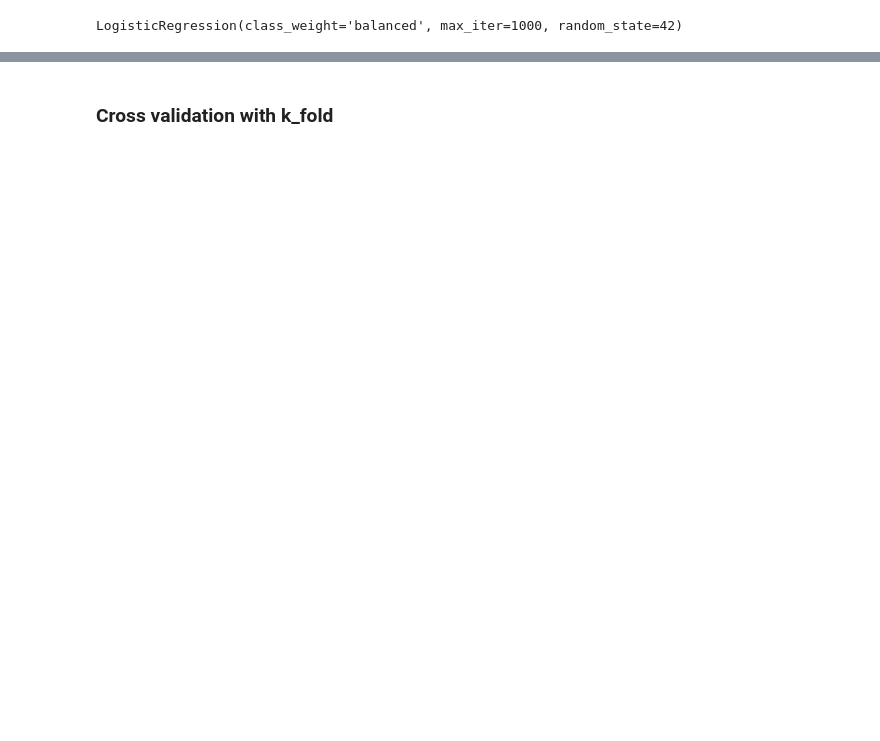
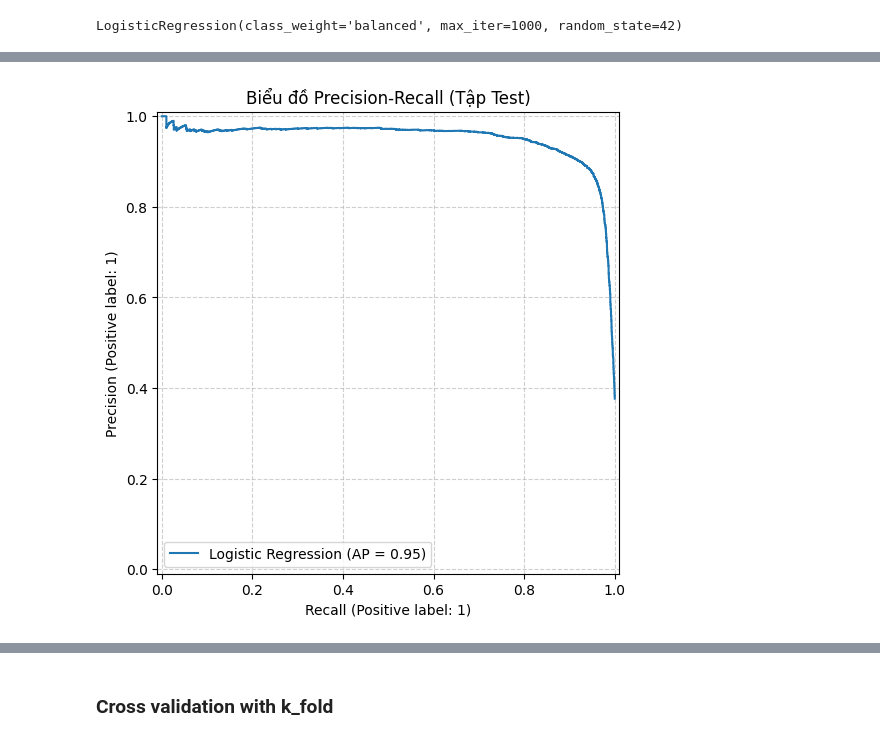
Before and after one commit to tritai1/predictionStudentLates, a Jupyter notebook: predicStuLateWithWedsite.ipynb, the cells around one changed output, grey strips where cells are left out. Saved outputs shown, nothing was run; the diff lists cells and outputs as text; code cells hidden in the pictures; blank space fills up the shorter version.

```diff
--- a/predicStuLateWithWedsite.ipynb
+++ b/predicStuLateWithWedsite.ipynb
@@ -505,0 +572,10 @@ prediction.head(10)
+# %%
+from sklearn.metrics import PrecisionRecallDisplay
+fig, ax = plt.subplots(figsize=(8, 6))
+display = PrecisionRecallDisplay.from_estimator(log_reg, x_test, y_test, name="Logistic Regression", ax=ax)
+
+ax.set_title("Biểu đồ Precision-Recall (Tập Test)")
+plt.grid(True, linestyle='--', alpha=0.6)
+plt.show()
+# %% [output]
+[figure, added]
```
Also changed, not shown: parts of 149 cells of this notebook, 29 other files.
